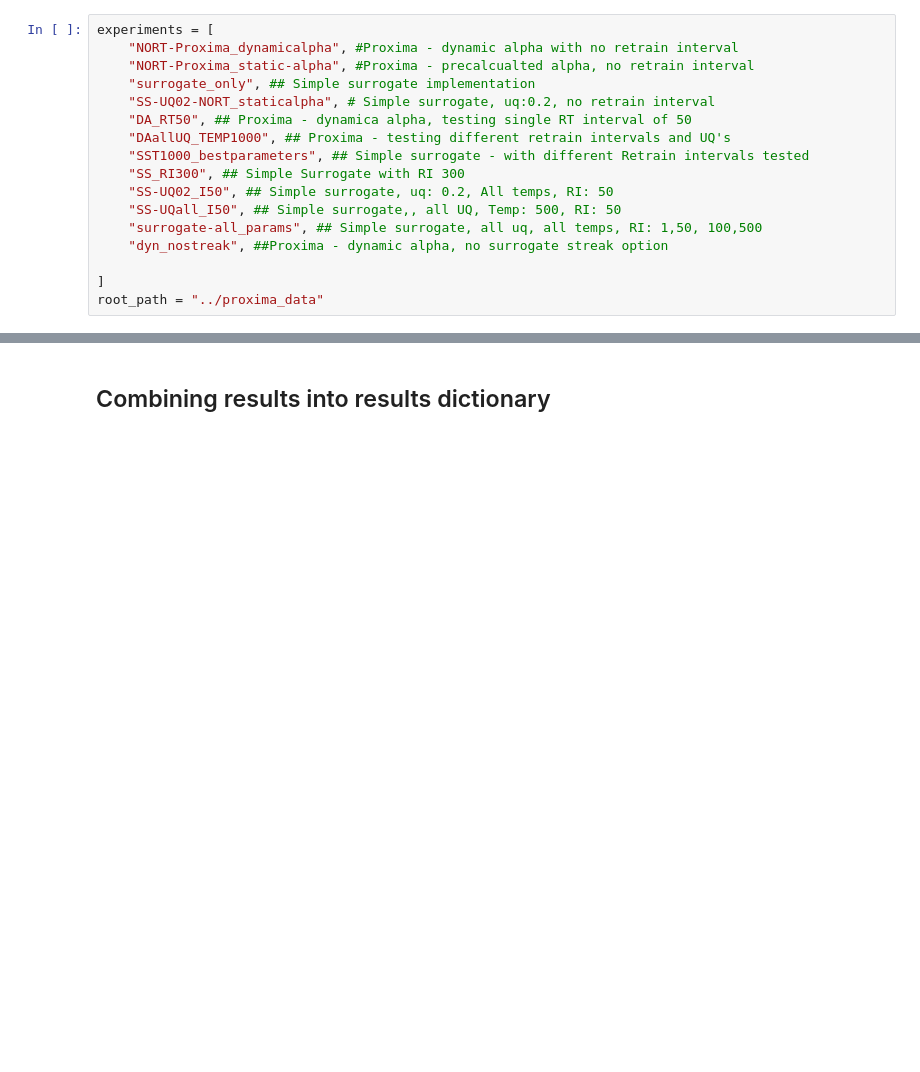
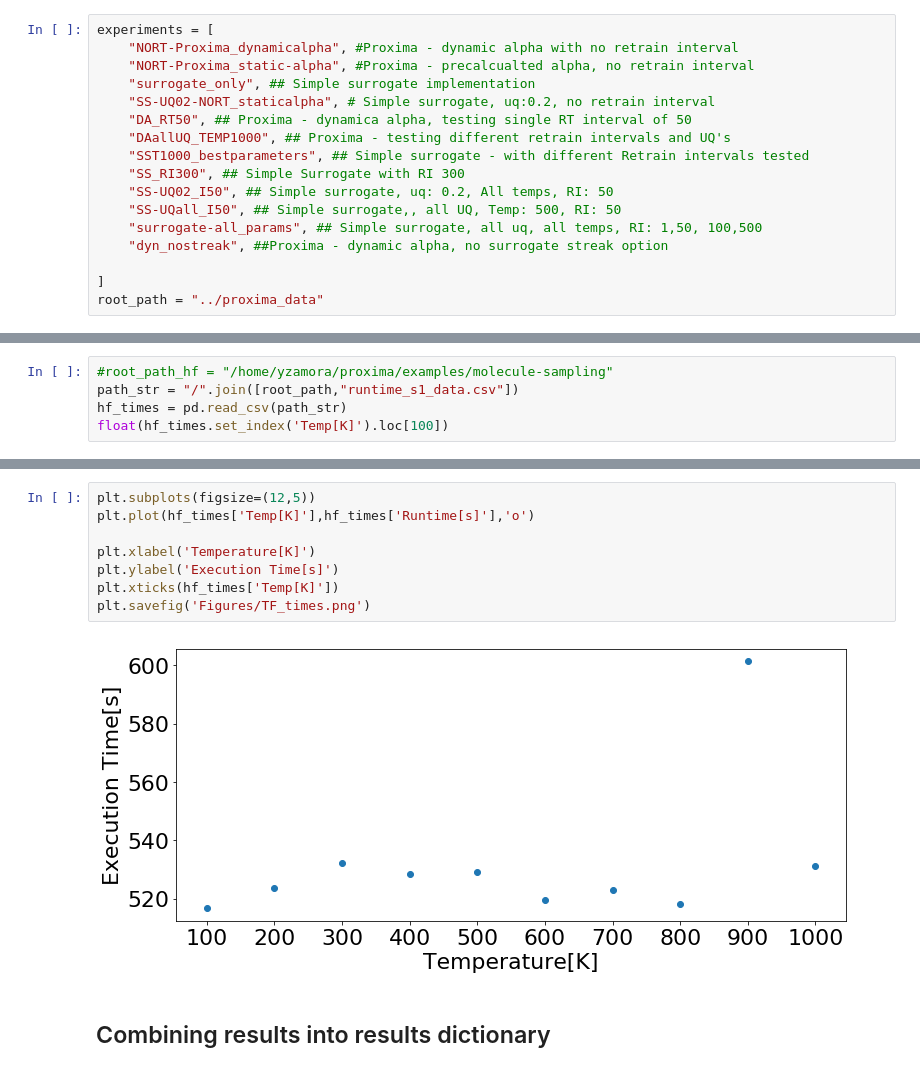
Before and after one commit to YulianaGomez/proxima_analysis, a Jupyter notebook: notebooks/Scatter_plot_method_comparison.ipynb, the cells around one changed output, grey strips where cells are left out. Saved outputs shown, nothing was run; the diff lists cells and outputs as text; blank space fills up the shorter version.

Commit message:
new hf time graph and updated figures

```diff
--- a/notebooks/Scatter_plot_method_comparison.ipynb
+++ b/notebooks/Scatter_plot_method_comparison.ipynb
@@ -36,0 +39,5 @@ root_path = "../proxima_data"
+# %%
+#root_path_hf = "/home/yzamora/proxima/examples/molecule-sampling"
+path_str = "/".join([root_path,"runtime_s1_data.csv"])
+hf_times = pd.read_csv(path_str)
+float(hf_times.set_index('Temp[K]').loc[100])
@@ -37,3 +62,13 @@ root_path = "../proxima_data"
+# %%
+plt.subplots(figsize=(12,5))
+plt.plot(hf_times['Temp[K]'],hf_times['Runtime[s]'],'o')
+
+plt.xlabel('Temperature[K]')
+plt.ylabel('Execution Time[s]')
+plt.xticks(hf_times['Temp[K]'])
+plt.savefig('Figures/TF_times.png')
+# %% [output]
+[figure, added]
 # %% [markdown]
 ## Combining results into results dictionary
 # %%
```
Also changed, not shown: parts of 4 cells of this notebook, 8 other files.
